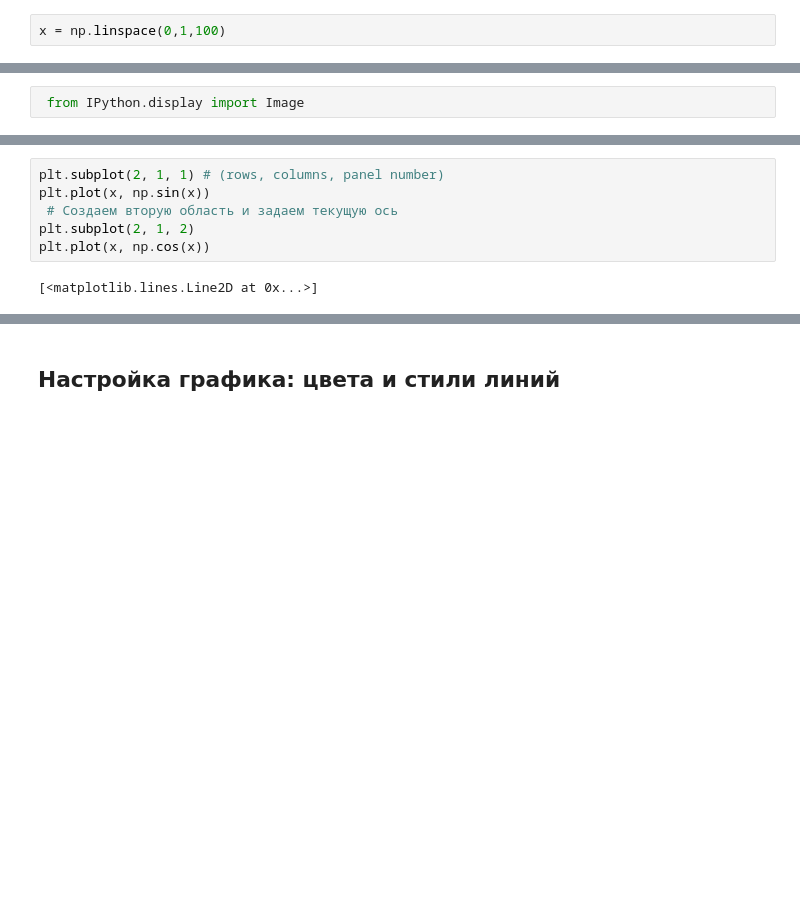
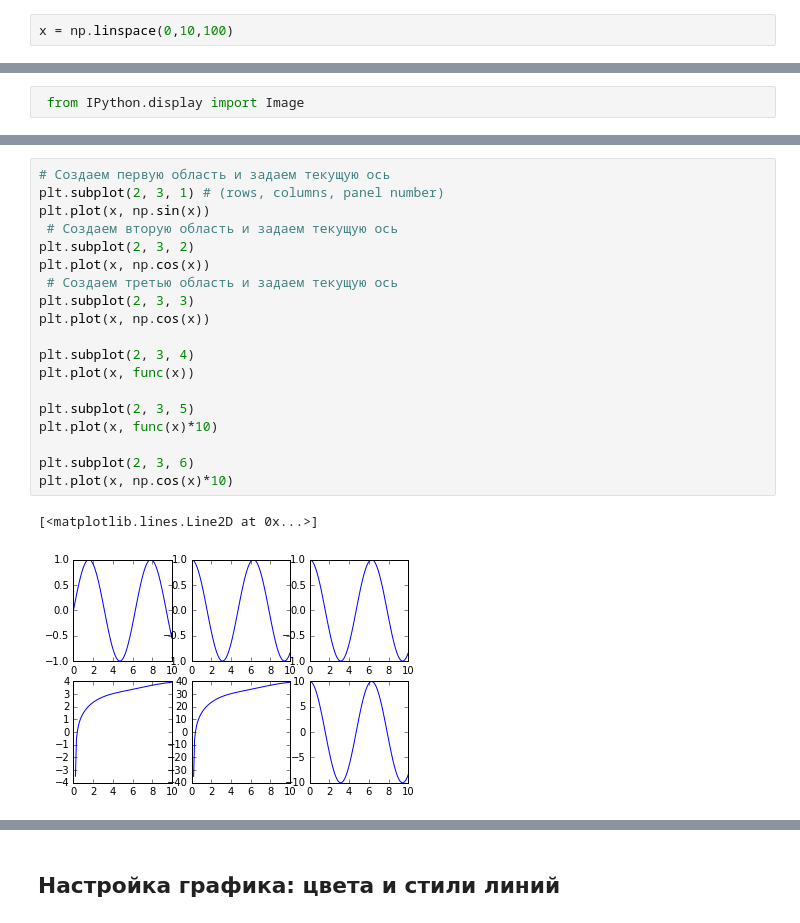
Before and after one commit to VenediktovMaxim/python_tutorial, a Jupyter notebook: WEB_3_matplotlib.ipynb, the cells around one changed output, grey strips where cells are left out. Drawn from its saved outputs; the diff is of its cells as text; blank space fills up the shorter version.

```diff
--- a/WEB_3_matplotlib.ipynb
+++ b/WEB_3_matplotlib.ipynb
@@ -19,3 +19,3 @@ https://python-scripts.com/matplotlib
 # %%
-x = np.linspace(0,1,100)
+x = np.linspace(0,10,100)
 # %%
@@ -56,11 +57,25 @@ Image('p.png')
 # %%
-plt.subplot(2, 1, 1) # (rows, columns, panel number)
+# Создаем первую область и задаем текущую ось
+plt.subplot(2, 3, 1) # (rows, columns, panel number)
 plt.plot(x, np.sin(x))
  # Создаем вторую область и задаем текущую ось
-plt.subplot(2, 1, 2)
+plt.subplot(2, 3, 2)
 plt.plot(x, np.cos(x))
+ # Создаем третью область и задаем текущую ось
+plt.subplot(2, 3, 3)
+plt.plot(x, np.cos(x))
+
+plt.subplot(2, 3, 4)
+plt.plot(x, func(x))
+
+plt.subplot(2, 3, 5)
+plt.plot(x, func(x)*10)
+
+plt.subplot(2, 3, 6)
+plt.plot(x, np.cos(x)*10)
 # %% [output]
 [<matplotlib.lines.Line2D at 0x...>]
+[figure, added]
 # %%
  # Сначала создаем сетку графиков
  # ax будет массивом из двух объектов Axes
```
Also changed, not shown: parts of 66 cells of this notebook, 1 other file.
